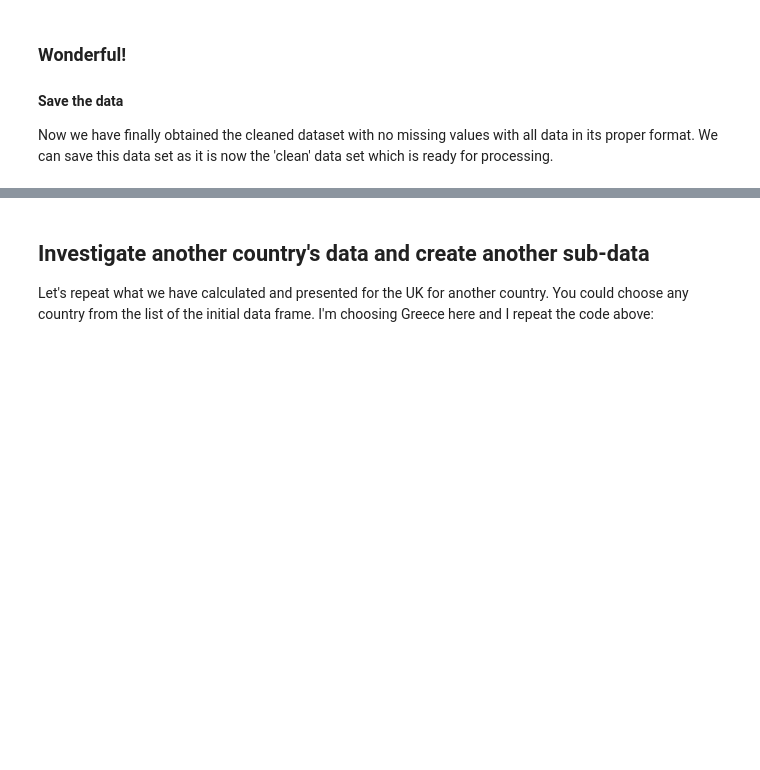
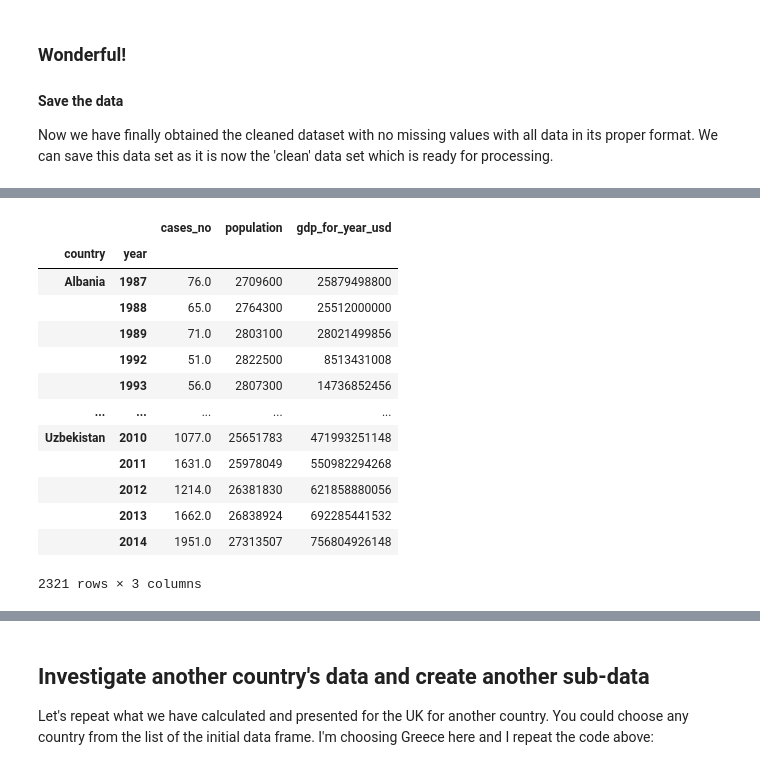
Before and after one commit to catriiona/TeamCoders_Event_Based_Model, a Jupyter notebook: Data_Cleaning_And_Wrangling/Data_Wrangling_WHO.ipynb, the cells around one changed output, grey strips where cells are left out. Cells and saved outputs as stored; diff of their text form; code cells hidden in the pictures; blank space fills up the shorter version.

```diff
--- a/Data_Cleaning_And_Wrangling/Data_Wrangling_WHO.ipynb
+++ b/Data_Cleaning_And_Wrangling/Data_Wrangling_WHO.ipynb
@@ -746,0 +733,18 @@ UK_suicides_per_year_sorted
+# %%
+df_by_country_yr = df_cases_replaced.groupby(['country','year']).sum()
+df_by_country_yr
+# %% [output]
+|  |  | cases_no | population | gdp_for_year_usd |
+| country | year |  |  |  |
+| Albania | 1987 | 76.0 | 2709600 | 25879498800 |
+|  | 1988 | 65.0 | 2764300 | 25512000000 |
+|  | 1989 | 71.0 | 2803100 | 28021499856 |
+|  | 1992 | 51.0 | 2822500 | 8513431008 |
+|  | 1993 | 56.0 | 2807300 | 14736852456 |
+| ... | ... | ... | ... | ... |
+| Uzbekistan | 2010 | 1077.0 | 25651783 | 471993251148 |
+|  | 2011 | 1631.0 | 25978049 | 550982294268 |
+|  | 2012 | 1214.0 | 26381830 | 621858880056 |
+|  | 2013 | 1662.0 | 26838924 | 692285441532 |
+|  | 2014 | 1951.0 | 27313507 | 756804926148 |
+2321 rows × 3 columns
```
Also changed, not shown: parts of 17 cells of this notebook.
